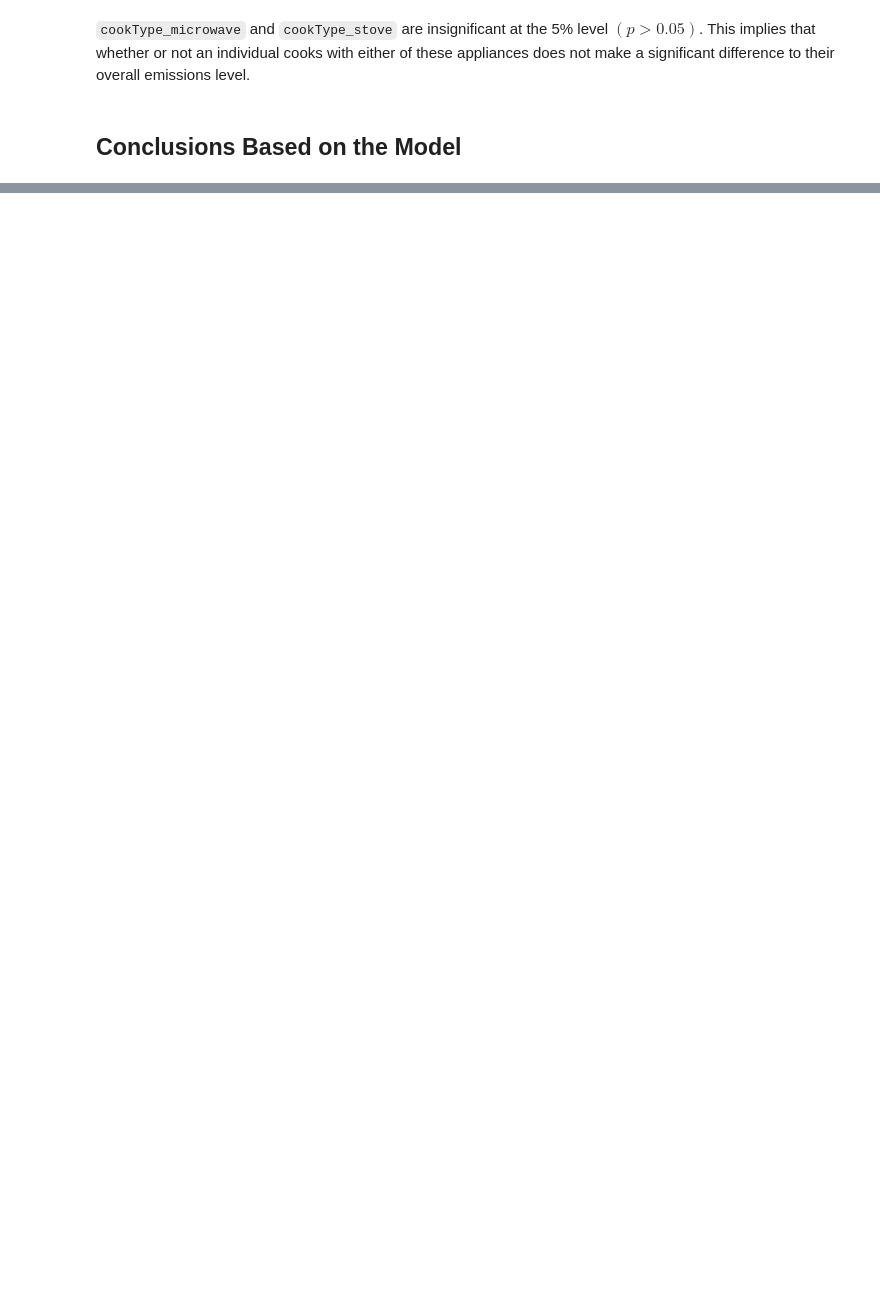
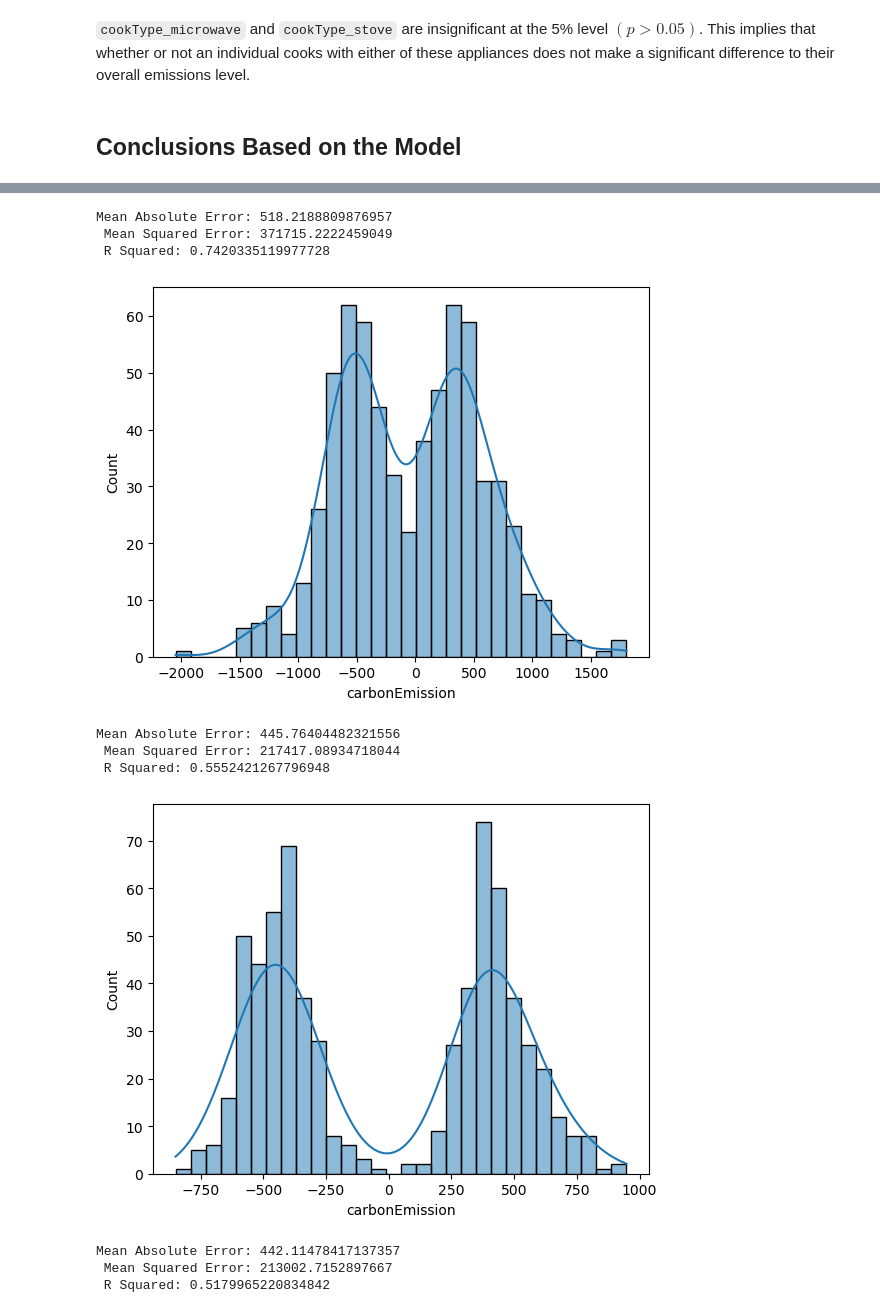
Before and after one commit to CharlieJones2/carbonFootprintProject, a Jupyter notebook: carbonFootprint.ipynb, the cells around one changed output, grey strips where cells are left out. Cells and saved outputs as stored; diff of their text form; code cells hidden in the pictures; blank space fills up the shorter version.

```diff
--- a/carbonFootprint.ipynb
+++ b/carbonFootprint.ipynb
@@ -390,8 +414,8 @@ plt.show()
 Using the `statsmodels` module allows for a more conventionally presented summary of the model:
 # %%
 import statsmodels.api as sm
-X_train = sm.add_constant(X_train)
-model = sm.OLS(y_train, X_train)
+X_train_const = sm.add_constant(X_train)
+model = sm.OLS(y_train, X_train_const)
 results = model.fit()
 
 print(results.summary())
@@ -439,0 +467,41 @@ strong multicollinearity problems or that the design matrix is singular.
+# %%
+df_private = df[(df['transport_public'] == 0) & (df['transport_walk/bicycle'] == 0)]
+df_public = df[df['transport_public'] == 1]
+df_walk_bicycle = df[df['transport_walk/bicycle'] == 1]
+
+def create_and_train_model(df):
+    X = df.drop('carbonEmission', axis=1)
+    y = df['carbonEmission']
+
+    X_train, X_test, y_train, y_test = train_test_split(X, y, test_size=0.2, random_state=42)
+
+    lr = LinearRegression()
+    lr.fit(X_train, y_train)
+    y_pred = lr.predict(X_test)
+    residuals = y_test - y_pred
+    mae = mean_absolute_error(y_test, y_pred)
+    mse = mean_squared_error(y_test, y_pred)
+    r2 = r2_score(y_test, y_pred)
+
+    print(f'Mean Absolute Error: {mae}\n Mean Squared Error: {mse}\n R Squared: {r2}')
+
+    sns.histplot(residuals, bins=30, kde=True)
+    plt.show()
+
+    return lr, y_pred, residuals, mae, mse, r2
+
+lr_private = create_and_train_model(df_private)
+lr_public = create_and_train_model(df_public)
+lr_walk_bicycle = create_and_train_model(df_walk_bicycle)
+# %% [output]
+Mean Absolute Error: 518.2188809876957
+ Mean Squared Error: 371715.2222459049
+ R Squared: 0.7420335119977728
+[figure, added]
+Mean Absolute Error: 445.76404482321556
+ Mean Squared Error: 217417.08934718044
+ R Squared: 0.5552421267796948
+[figure, added]
+Mean Absolute Error: 442.11478417137357
+ Mean Squared Error: 213002.7152897667
+ R Squared: 0.5179965220834842
```
Also changed, not shown: parts of 18 cells of this notebook.
